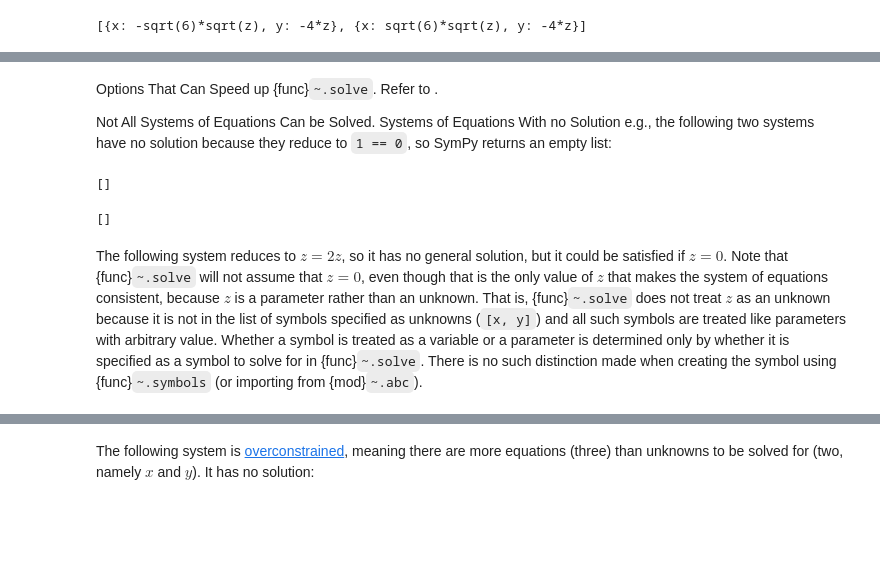
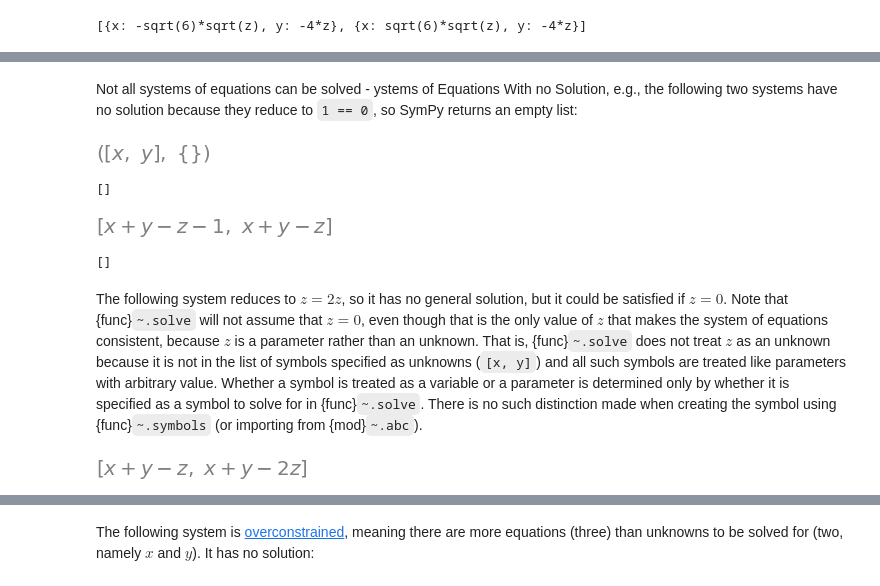
Before and after one commit to raywkhon/PyAstro, a Jupyter notebook: SymPy2.ipynb, the cells around one changed output, grey strips where cells are left out. Drawn from its saved outputs; the diff is of its cells as text; code cells hidden in the pictures; blank space fills up the shorter version.

```diff
--- a/SymPy2.ipynb
+++ b/SymPy2.ipynb
@@ -78,15 +69,25 @@ solve([x**2 + y - 2*z, y + 4*z], [x, y], set=True)
 # %% [markdown]
-
-Options That Can Speed up {func}`~.solve`. Refer to [](options-that-can-speed-up-solve).
-
-Not All Systems of Equations Can be Solved. Systems of Equations With no Solution
-e.g., the following two systems have no solution because they reduce to `1 == 0`, so SymPy returns an empty list:
+Not all systems of equations can be solved - ystems of Equations With no Solution, e.g., the following two systems have no solution because they reduce to `1 == 0`, so SymPy returns an empty list:
+# %%
+from sympy import solve
+from sympy.abc import x, y
+solve([x + y - 1, x + y], [x, y], set=True)
+# %% [output]
+[figure, added]
 # %%
 from sympy import solve
 from sympy.abc import x, y
 solve([x + y - 1, x + y], [x, y], dict=True)
 # %% [output]
 []
+# %%
+from sympy import solve
+from sympy.abc import x, y, z
+solve([x + y - (z + 1), x + y - z], [x, y], set=True)
+Sol = [x + y - (z + 1), x + y - z]
+Sol
+# %% [output]
+[figure, added]
 # %%
 
 from sympy import solve
@@ -95,17 +96,13 @@ solve([x + y - (z + 1), x + y - z], [x, y], dict=True)
 # %% [output]
 []
 # %% [markdown]
-
-The following system reduces to $z = 2z$, so it has no general solution, but it
-could be satisfied if $z=0$. Note that {func}`~.solve` will not assume that
-$z=0$, even though that is the only value of $z$ that makes the system of
-equations consistent, because $z$ is a parameter rather than an unknown. That
-is, {func}`~.solve` does not treat $z$ as an unknown because it is not in the
-list of symbols specified as unknowns (`[x, y]`) and all such symbols are
-treated like parameters with arbitrary value. Whether a symbol is treated as a
-variable or a parameter is determined only by whether it is specified as a
-symbol to solve for in {func}`~.solve`. There is no such distinction made when
-creating the symbol using {func}`~.symbols` (or importing from {mod}`~.abc`).
+The following system reduces to $z = 2z$, so it has no general solution, but it could be satisfied if $z=0$. Note that {func}`~.solve` will not assume that $z=0$, even though that is the only value of $z$ that makes the system of equations consistent, because $z$ is a parameter rather than an unknown. That
+is, {func}`~.solve` does not treat $z$ as an unknown because it is not in the list of symbols specified as unknowns (`[x, y]`) and all such symbols are treated like parameters with arbitrary value. Whether a symbol is treated as a variable or a parameter is determined only by whether it is specified as a symbol to solve for in {func}`~.solve`. There is no such distinction made when creating the symbol using {func}`~.symbols` (or importing from {mod}`~.abc`).
+# %%
+Sol = [x + y - z, x + y - 2*z]
+Sol
+# %% [output]
+[figure, added]
 # %%
 from sympy import solve
 from sympy.abc import x, y, z
```
Also changed, not shown: parts of 25 cells of this notebook, 10 other files.
